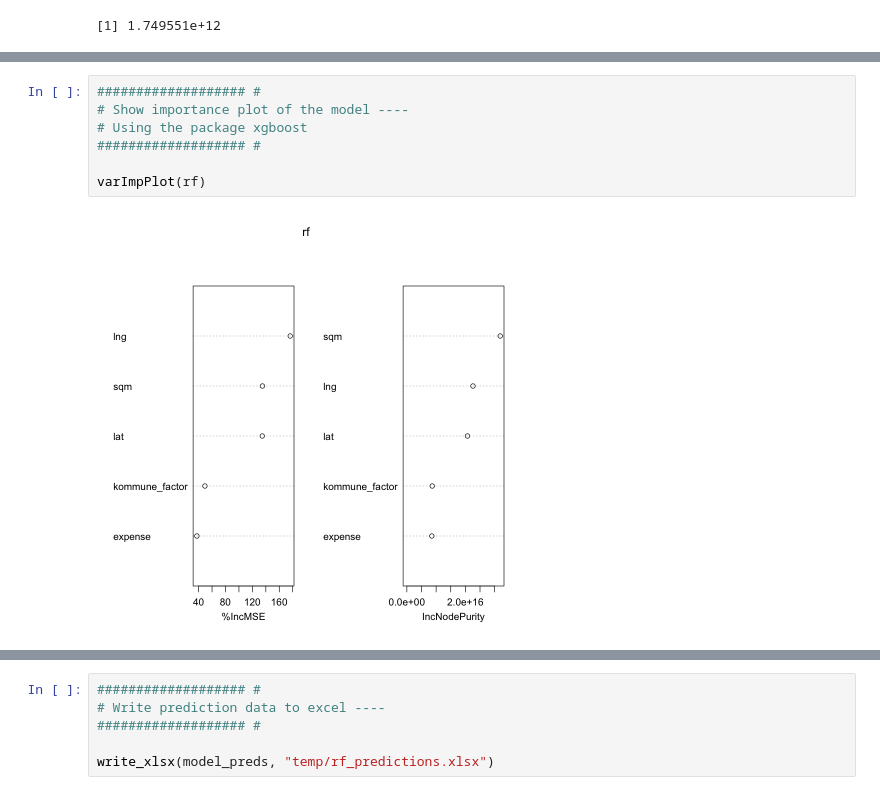
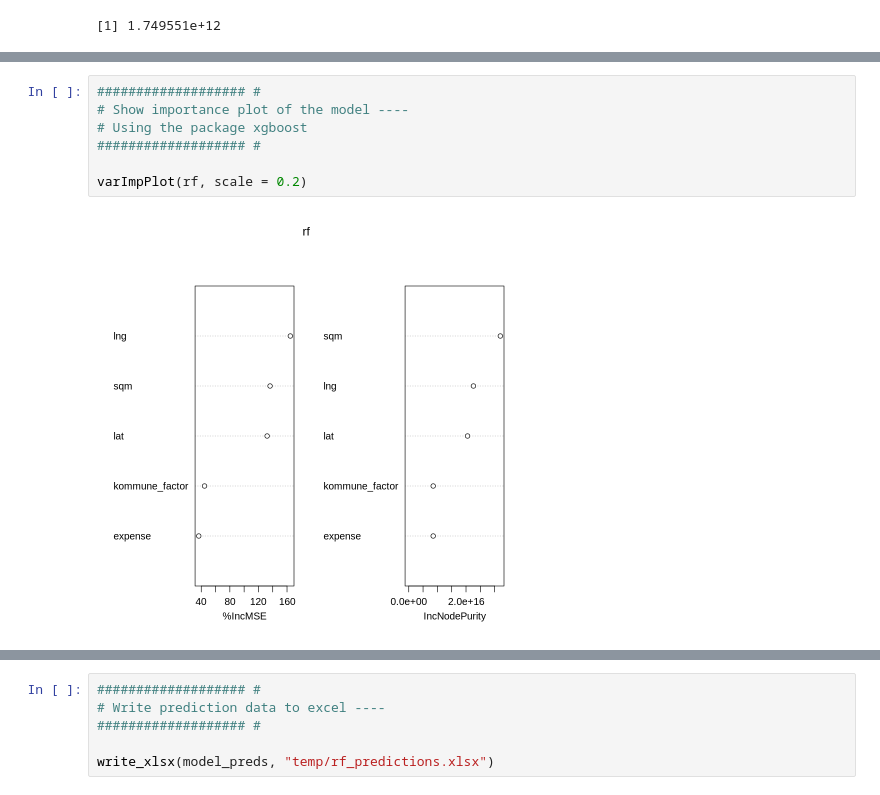
Before and after one commit to GunGro/MA8701, a Jupyter notebook: project3_ipynb/rf_model.ipynb, the cells around one changed output, grey strips where cells are left out. Drawn from its saved outputs; the diff is of its cells as text.

```diff
--- a/project3_ipynb/rf_model.ipynb
+++ b/project3_ipynb/rf_model.ipynb
@@ -135,12 +136,12 @@ A tibble: 1 × 3
 # %%
 ################### #
 # Show importance plot of the model ----
 # Using the package xgboost
 ################### #
 
-varImpPlot(rf)
+varImpPlot(rf, scale = 0.2)
 # %% [output]
-[figure, old version]
+[figure, new version]
 # %%
 pdf("preds_rf_plot.pdf")
 
```
Also changed, not shown: parts of 22 cells of this notebook, 1 other file.
